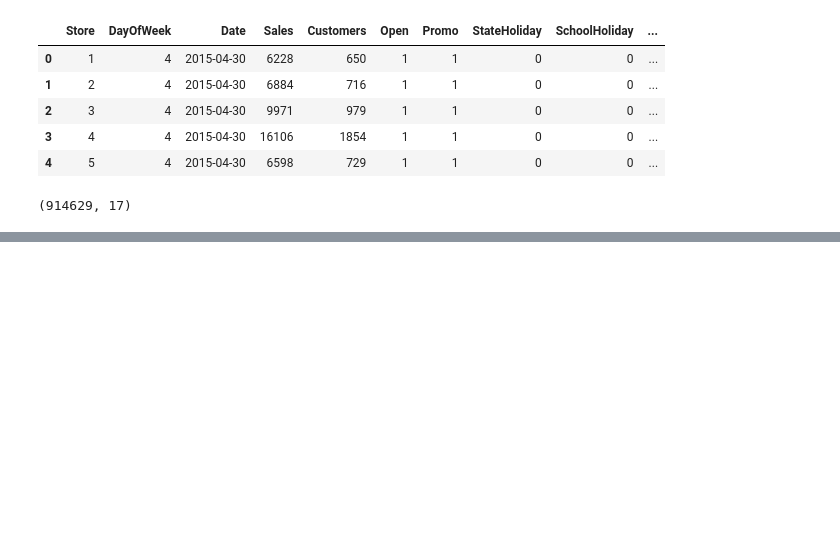
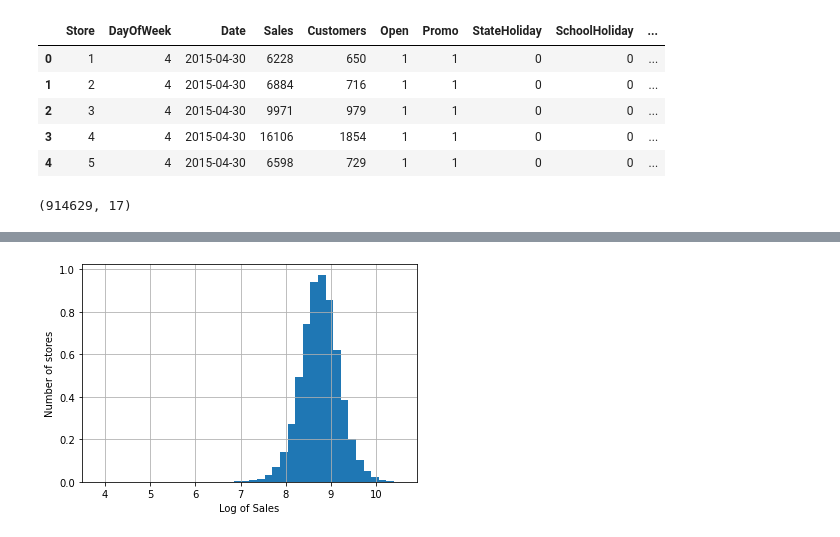
Before and after one commit to bateou25/gcash_rossmann, a Jupyter notebook: research-and-development/research-data-analysis.ipynb, the cells around one changed output, grey strips where cells are left out. Cells and saved outputs as stored; diff of their text form; code cells hidden in the pictures; blank space fills up the shorter version.

```diff
--- a/research-and-development/research-data-analysis.ipynb
+++ b/research-and-development/research-data-analysis.ipynb
@@ -153,0 +209,9 @@ df1.shape
+# %%
+# transform the target using the logarithm
+
+np.log(df1['Sales']).hist(bins=40, density=True)
+plt.ylabel('Number of stores')
+plt.xlabel('Log of Sales')
+plt.show()
+# %% [output]
+[figure, added]
```
Also changed, not shown: parts of 74 cells of this notebook.
